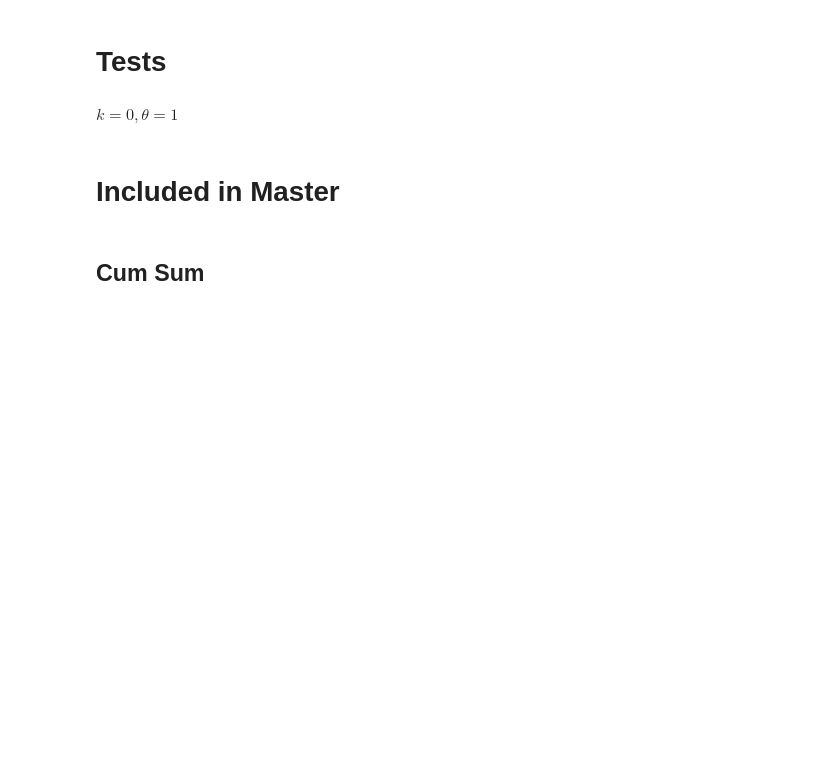
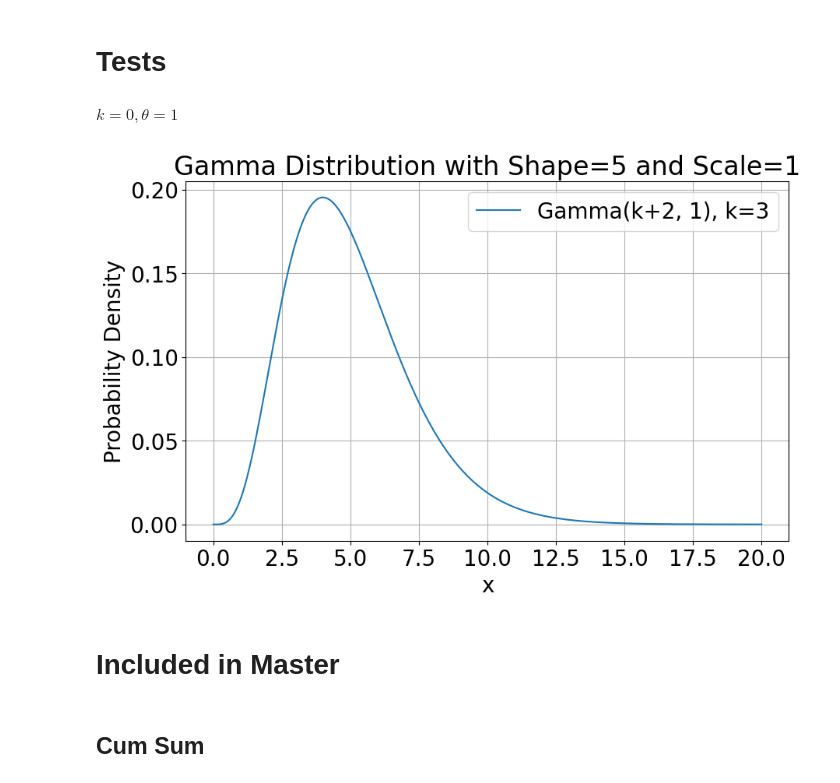
Before and after one commit to AnyAvailableUsername/ZRP-Simulation-and-Data-Evaluation, a Jupyter notebook: ZRP visuals.ipynb, the cells around one changed output. Cells and saved outputs as stored; diff of their text form; code cells hidden in the pictures; blank space fills up the shorter version.

```diff
--- a/ZRP visuals.ipynb
+++ b/ZRP visuals.ipynb
@@ -1262,6 +1277,31 @@ drawGraphs(
   cols=2, rows=3,
   col_weights=[1,1], row_weights=[1],
   graph_factory=b_ln)
+# %%
+import numpy as np
+import scipy.stats as stats
+import matplotlib.pyplot as plt
+
+# Define the shape parameter k
+k = 3  # You can change this value as needed
+
+# Define x-axis values
+x = np.linspace(0, 20, 1000)
+
+# Calculate pdf of Gamma distribution
+y = stats.gamma.pdf(x, a=k+2, scale=1)
+
+# Create plot of Gamma distribution
+plt.figure(figsize=(10, 6))
+plt.plot(x, y, label=f'Gamma(k+2, 1), k={k}')
+plt.title(f'Gamma Distribution with Shape={k+2} and Scale=1')
+plt.xlabel('x')
+plt.ylabel('Probability Density')
+plt.legend()
+plt.grid(True)
+plt.show()
+# %% [output]
+[figure, added]
 # %% [markdown]
 # Included in Master
 # %% [markdown]
```
Also changed, not shown: parts of 13 cells of this notebook.
